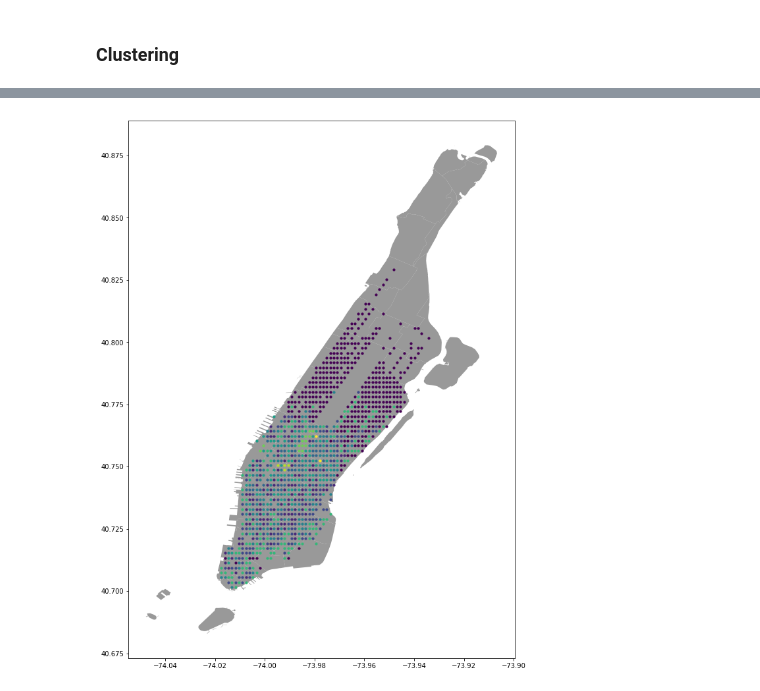
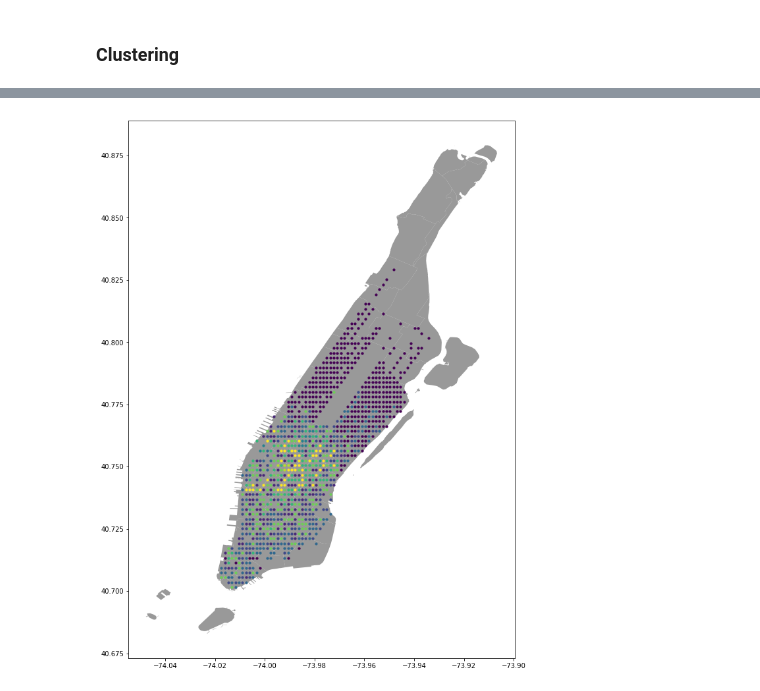
Before and after one commit to kn27/adaptiveNMF, a Jupyter notebook: PostProcessing.ipynb, the cells around one changed output, grey strips where cells are left out. Saved outputs shown, nothing was run; the diff lists cells and outputs as text; code cells hidden in the pictures.

```diff
--- a/PostProcessing.ipynb
+++ b/PostProcessing.ipynb
@@ -99,6 +96,6 @@ GAMMA1 = 1.1
 GAMMA2 = 1.2
 LR = 100
 d = A.shape[0]
-r = 5
+r = 2
 s0 = 1
 U,V,mu,E = non_negative_factorization(A,s0,lr = LR, max_iter = 7, lambda_ = LAMBDA, eps = EPS, gamma1 = GAMMA1, gamma2 = GAMMA2)
@@ -129,5 +108,9 @@ hkl.dump(U, '100_matrix_U.hkl' )
 # %% [markdown]
 ### Clustering
+# %%
+U,V = hkl.load(r'C:\Research\NMF\State-Aggregation\100\Output_r=1')
+statemap = hkl.load(r'C:\Research\NMF\State-Aggregation\100\100_Statemap.hkl')
+grid = gpd.GeoDataFrame(pd.read_csv(r'C:\Research\NMF\State-Aggregation\100\100_Grid.csv'))
 # %%
 from sklearn.cluster import KMeans
 pred = KMeans(n_clusters=10).fit_predict(U)
@@ -143,8 +126,8 @@ zone = zone.to_crs("+proj=longlat +ellps=WGS84 +datum=WGS84 +no_defs")
 man= zone[zone.borough == 'Manhattan']
 fig, ax = plt.subplots(figsize = (15,15))
 man.plot(ax=ax, color = 'grey', alpha = 0.8)
-mapped = mapped_result[0:10]
-ColorsA=plt.cm.viridis(np.linspace(0, 1,len(mapped)),alpha=10)
-for i,group in enumerate(mapped):
+ColorsA=plt.cm.viridis(np.linspace(0, 1,len(mapped_result)),alpha=10)
+for i,group in enumerate(mapped_result):
     grid.iloc[group,].plot(**{'color': ColorsA[i], 'markersize':10}, ax = ax)
+plt.savefig('test.png')
 # %% [output]
@@ -155 +134 @@ WARNING:Fiona:PROJ data files not located, PROJ_LIB not set
-[figure, old version]
+[figure, new version]
```
Also changed, not shown: parts of 5 cells of this notebook, 6 other files.
